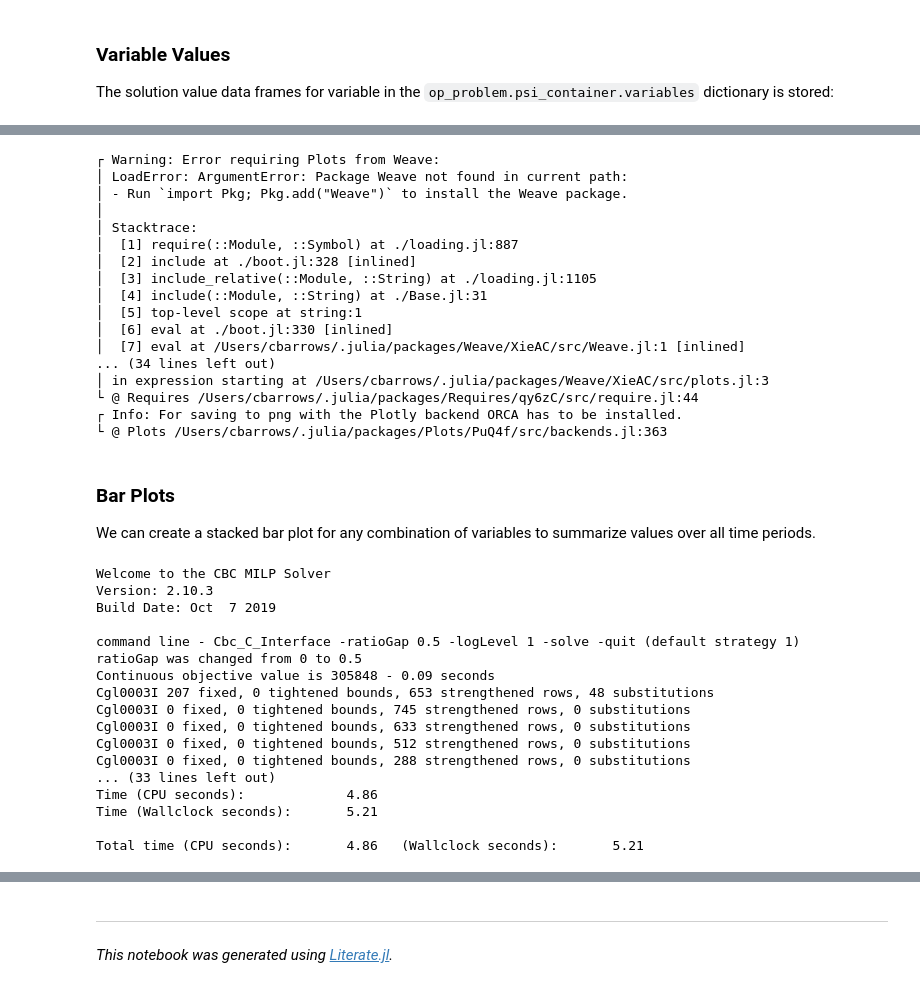
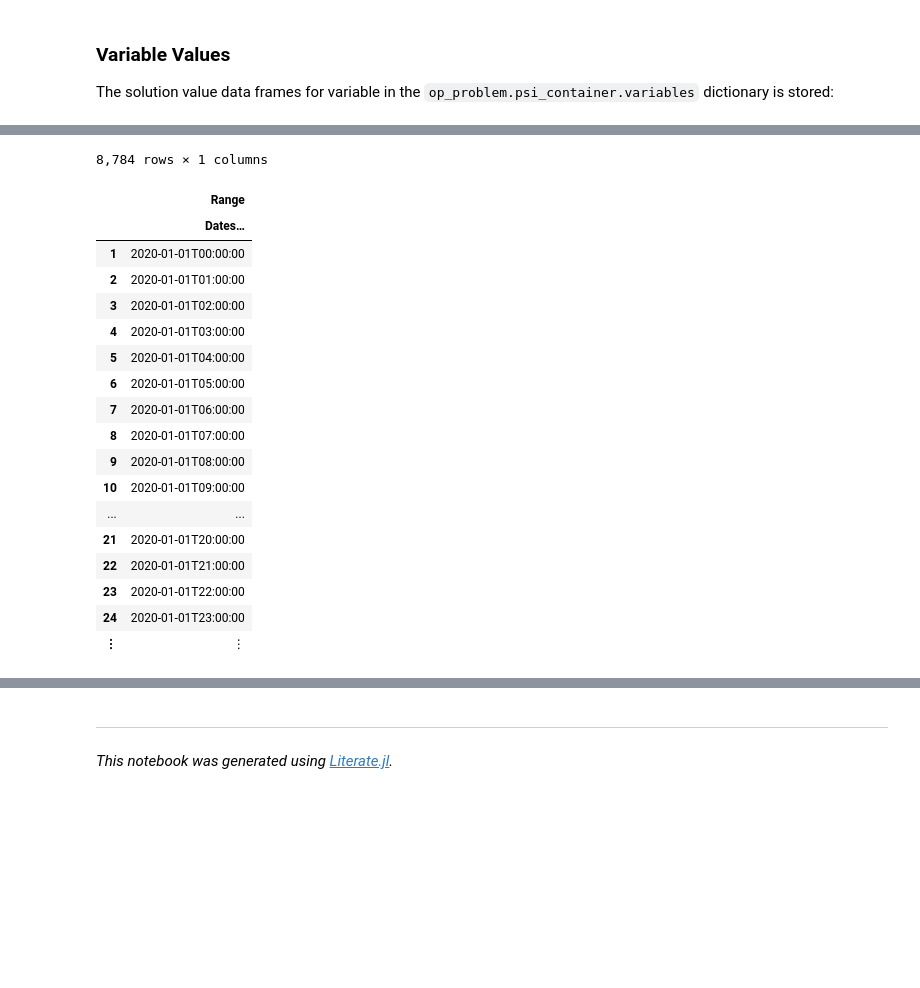
Before and after one commit to NREL-Sienna/OldExamples.jl, a Jupyter notebook: notebook/PowerSimulations_examples/operations_problems.ipynb, the cells around one changed output, grey strips where cells are left out. Cells and saved outputs as stored; diff of their text form; code cells hidden in the pictures; blank space fills up the shorter version.

Commit message:
updating versions and removing plot execution

```diff
--- a/notebook/PowerSimulations_examples/operations_problems.ipynb
+++ b/notebook/PowerSimulations_examples/operations_problems.ipynb
@@ -282,0 +271,2 @@ Dict{Symbol,Any} with 9 entries:
+# %%
+get_optimizer_log(res)
@@ -362,47 +316,23 @@ The plotting capabilities depend on the Julia Plots package.
-# %%
-using PowerGraphics
-using Plots
-plotly();
-# %% [output]
-┌ Warning: Error requiring Plots from Weave:
-│ LoadError: ArgumentError: Package Weave not found in current path:
-│ - Run `import Pkg; Pkg.add("Weave")` to install the Weave package.
-│
-│ Stacktrace:
-│  [1] require(::Module, ::Symbol) at ./loading.jl:887
-│  [2] include at ./boot.jl:328 [inlined]
-│  [3] include_relative(::Module, ::String) at ./loading.jl:1105
-│  [4] include(::Module, ::String) at ./Base.jl:31
-│  [5] top-level scope at string:1
-│  [6] eval at ./boot.jl:330 [inlined]
-│  [7] eval at /Users/cbarrows/.julia/packages/Weave/XieAC/src/Weave.jl:1 [inlined]
-... (34 lines left out)
-│ in expression starting at /Users/cbarrows/.julia/packages/Weave/XieAC/src/plots.jl:3
-└ @ Requires /Users/cbarrows/.julia/packages/Requires/qy6zC/src/require.jl:44
-┌ Info: For saving to png with the Plotly backend ORCA has to be installed.
-└ @ Plots /Users/cbarrows/.julia/packages/Plots/PuQ4f/src/backends.jl:363
-# %% [markdown]
-### Bar Plots
-We can create a stacked bar plot for any combination of variables to summarize values over
-all time periods.
-# %%
-bar_plot(res, [:P_ThermalStandard])
-# %% [output]
-Welcome to the CBC MILP Solver
-Version: 2.10.3
-Build Date: Oct  7 2019
-
-command line - Cbc_C_Interface -ratioGap 0.5 -logLevel 1 -solve -quit (default strategy 1)
-ratioGap was changed from 0 to 0.5
-Continuous objective value is 305848 - 0.09 seconds
-Cgl0003I 207 fixed, 0 tightened bounds, 653 strengthened rows, 48 substitutions
-Cgl0003I 0 fixed, 0 tightened bounds, 745 strengthened rows, 0 substitutions
-Cgl0003I 0 fixed, 0 tightened bounds, 633 strengthened rows, 0 substitutions
-Cgl0003I 0 fixed, 0 tightened bounds, 512 strengthened rows, 0 substitutions
-Cgl0003I 0 fixed, 0 tightened bounds, 288 strengthened rows, 0 substitutions
-... (33 lines left out)
-Time (CPU seconds):             4.86
-Time (Wallclock seconds):       5.21
-
-Total time (CPU seconds):       4.86   (Wallclock seconds):       5.21
+# %%
+get_time_stamp(res)
+# %% [output]
+8,784 rows × 1 columns
+|  | Range |
+|  | Dates… |
+| 1 | 2020-01-01T00:00:00 |
+| 2 | 2020-01-01T01:00:00 |
+| 3 | 2020-01-01T02:00:00 |
+| 4 | 2020-01-01T03:00:00 |
+| 5 | 2020-01-01T04:00:00 |
+| 6 | 2020-01-01T05:00:00 |
+| 7 | 2020-01-01T06:00:00 |
+| 8 | 2020-01-01T07:00:00 |
+| 9 | 2020-01-01T08:00:00 |
+| 10 | 2020-01-01T09:00:00 |
+| ... | ... |
+| 21 | 2020-01-01T20:00:00 |
+| 22 | 2020-01-01T21:00:00 |
+| 23 | 2020-01-01T22:00:00 |
+| 24 | 2020-01-01T23:00:00 |
+| ⋮ | ⋮ |
 # %% [markdown]
```
Also changed, not shown: parts of 23 cells of this notebook, 16 other files.
